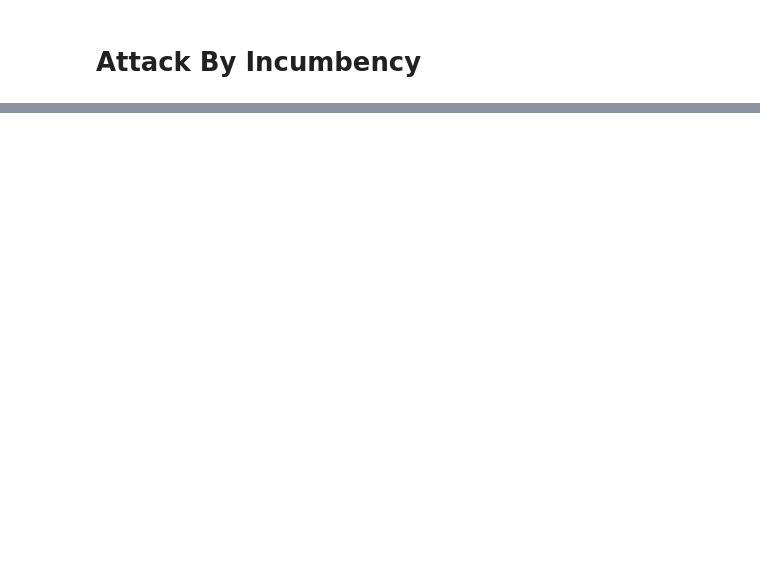
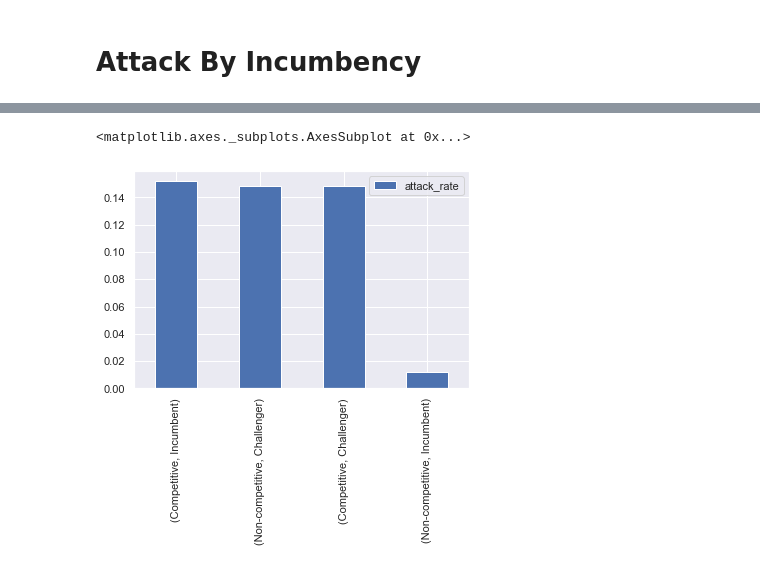
Before and after one commit to BBBBlarry/US-v.s.-Them-in-240-Characters, a Jupyter notebook: python_env/Tweet Content Analysis.ipynb, the cells around one changed output, grey strips where cells are left out. Drawn from its saved outputs; the diff is of its cells as text; code cells hidden in the pictures; blank space fills up the shorter version.

```diff
--- a/python_env/Tweet Content Analysis.ipynb
+++ b/python_env/Tweet Content Analysis.ipynb
@@ -218,0 +270,29 @@ df_attack_rate_by_incumbency.sort_values("attack_rate", ascending=False).plot.ba
+# %%
+ci_to_attack_count = Counter()
+ci_to_total_tweets = Counter()
+
+for tweet in tweets:
+    is_attack = tweet['is_attack']
+    competitiveness = tweet['competitiveness']
+    incumbency = tweet['incumbency']
+
+    ci_to_total_tweets[(competitiveness, incumbency)] += 1
+
+    if is_attack:
+        ci_to_attack_count[(competitiveness, incumbency)] += 1
+
+cies = list(ci_to_total_tweets.keys())
+rates = [ci_to_attack_count[ci] / ci_to_total_tweets[ci] for ci in cies]
+
+readable_ci_mapping = {(True, True): ("Competitive", "Incumbent"),
+                      (True, False): ("Competitive", "Challenger"),
+                      (False, True): ("Non-competitive", "Incumbent"),
+                      (False, False): ("Non-competitive", "Challenger")}
+
+readable_ci = [readable_ci_mapping[ci] for ci in cies]
+df_attack_rate_by_ci = pd.DataFrame(index=readable_ci, data=rates, columns=["attack_rate"])
+# %%
+df_attack_rate_by_ci.sort_values("attack_rate", ascending=False).plot.bar()
+# %% [output]
+<matplotlib.axes._subplots.AxesSubplot at 0x...>
+[figure, added]
```
Also changed, not shown: parts of 14 cells of this notebook, 7 other files.
